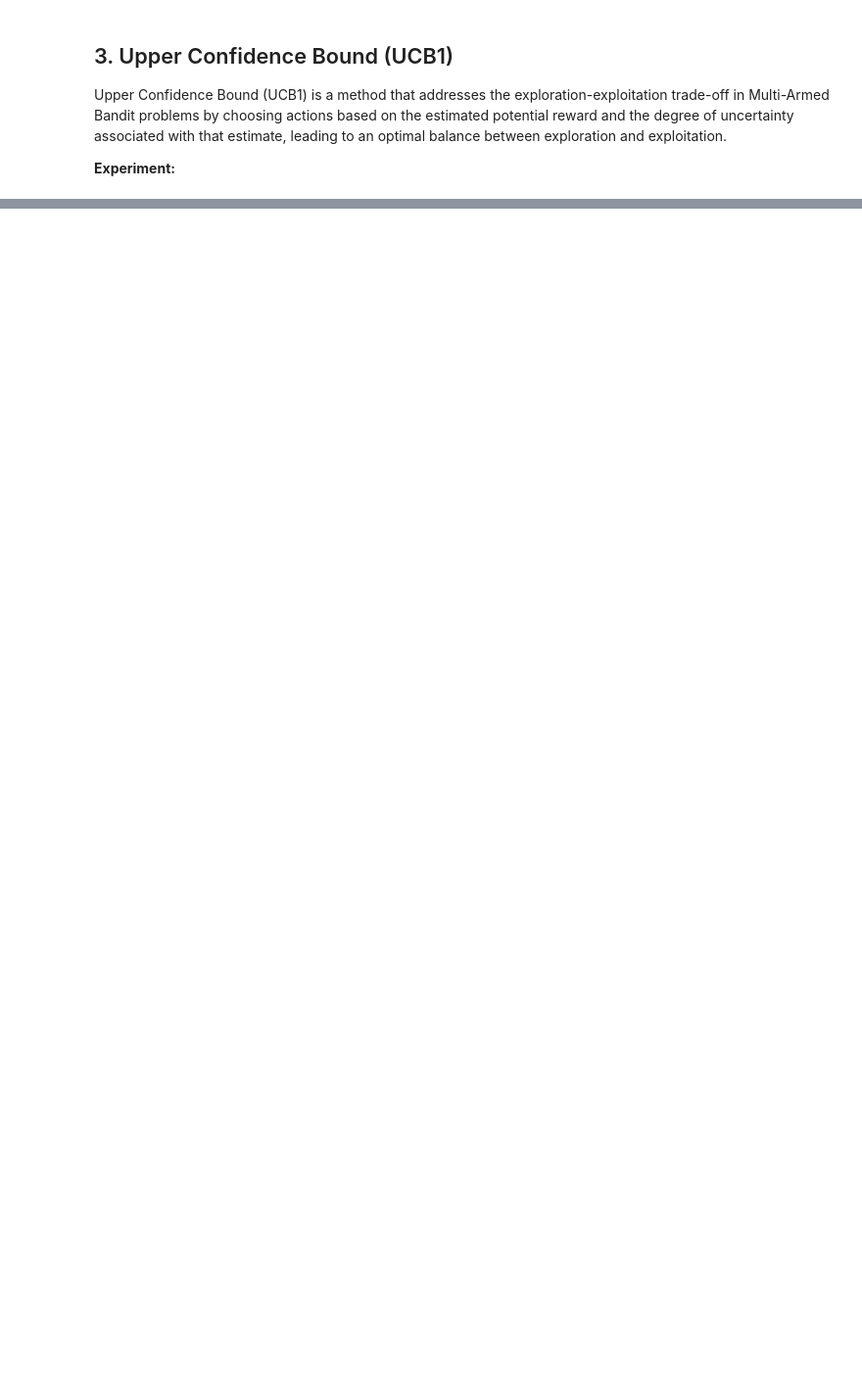
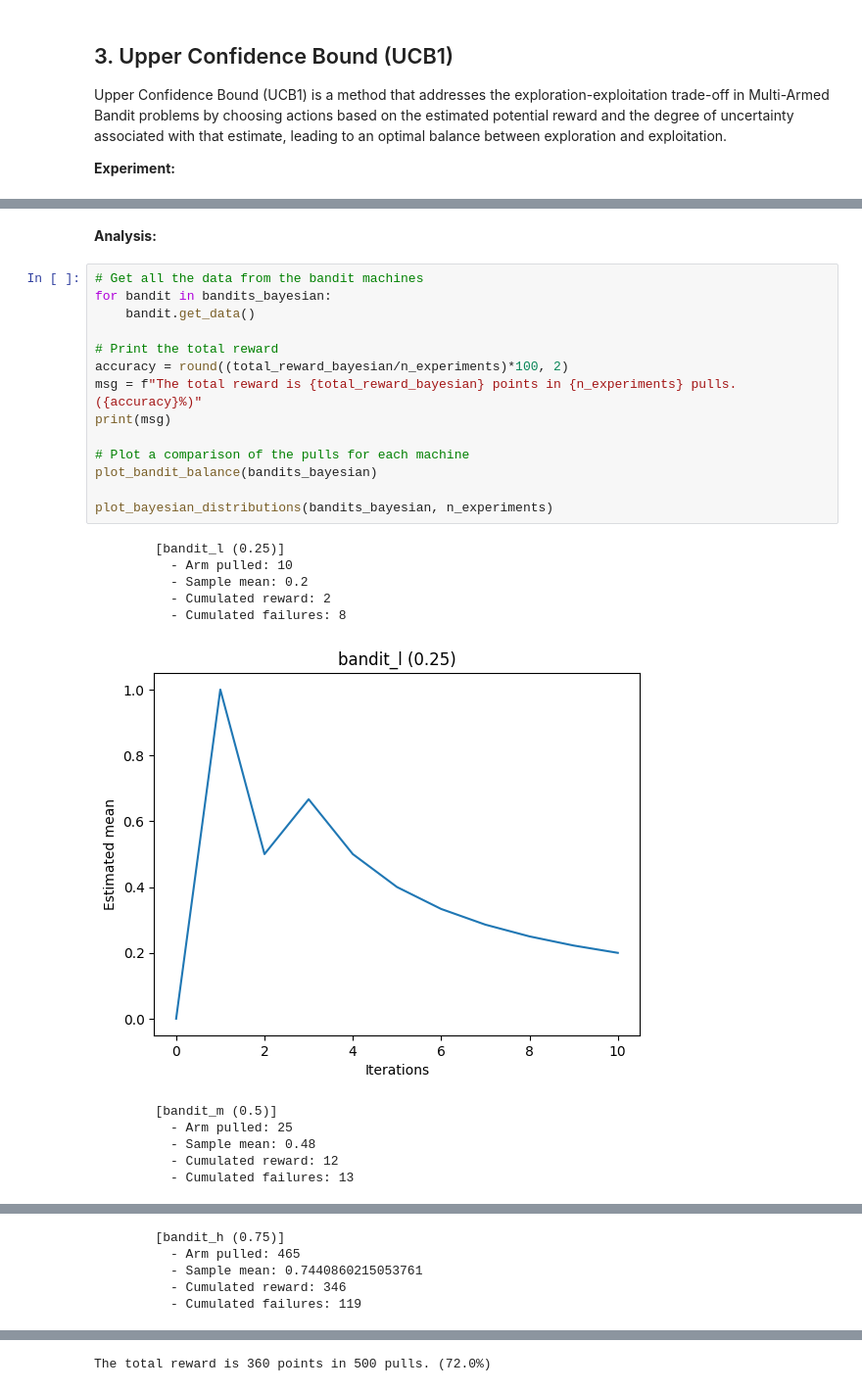
Before and after one commit to charlstown/rl-exploration-explotation, a Jupyter notebook: notebooks/1_rl_exploration_explotation.ipynb, the cells around one changed output, grey strips where cells are left out. Shown: that part at 98% size. Drawn from its saved outputs; the diff is of its cells as text; blank space fills up the shorter version.

```diff
--- a/notebooks/1_rl_exploration_explotation.ipynb
+++ b/notebooks/1_rl_exploration_explotation.ipynb
@@ -470,0 +375,28 @@ Error:
+# %% [markdown]
+**Analysis:**
+# %%
+# Get all the data from the bandit machines
+for bandit in bandits_bayesian:
+    bandit.get_data()
+
+# Print the total reward
+accuracy = round((total_reward_bayesian/n_experiments)*100, 2)
+msg = f"The total reward is {total_reward_bayesian} points in {n_experiments} pulls. ({accuracy}%)"
+print(msg)
+
+# Plot a comparison of the pulls for each machine
+plot_bandit_balance(bandits_bayesian)
+
+plot_bayesian_distributions(bandits_bayesian, n_experiments)
+# %% [output]
+        [bandit_l (0.25)]
+          - Arm pulled: 10
+          - Sample mean: 0.2
+          - Cumulated reward: 2
+          - Cumulated failures: 8
+[figure, added]
+        [bandit_m (0.5)]
+          - Arm pulled: 25
+          - Sample mean: 0.48
+          - Cumulated reward: 12
+          - Cumulated failures: 13
@@ -470,0 +404,5 @@ Error:
+        [bandit_h (0.75)]
+          - Arm pulled: 465
+          - Sample mean: 0.7440860215053761
+          - Cumulated reward: 346
+          - Cumulated failures: 119
@@ -470,0 +410 @@ Error:
+The total reward is 360 points in 500 pulls. (72.0%)
```
Also changed, not shown: parts of 22 cells of this notebook.
